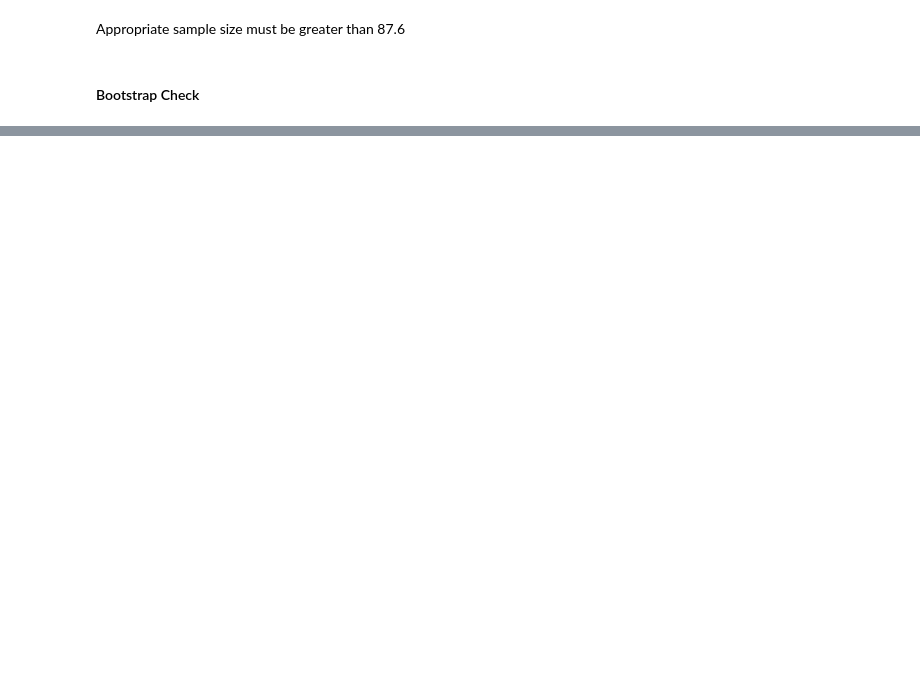
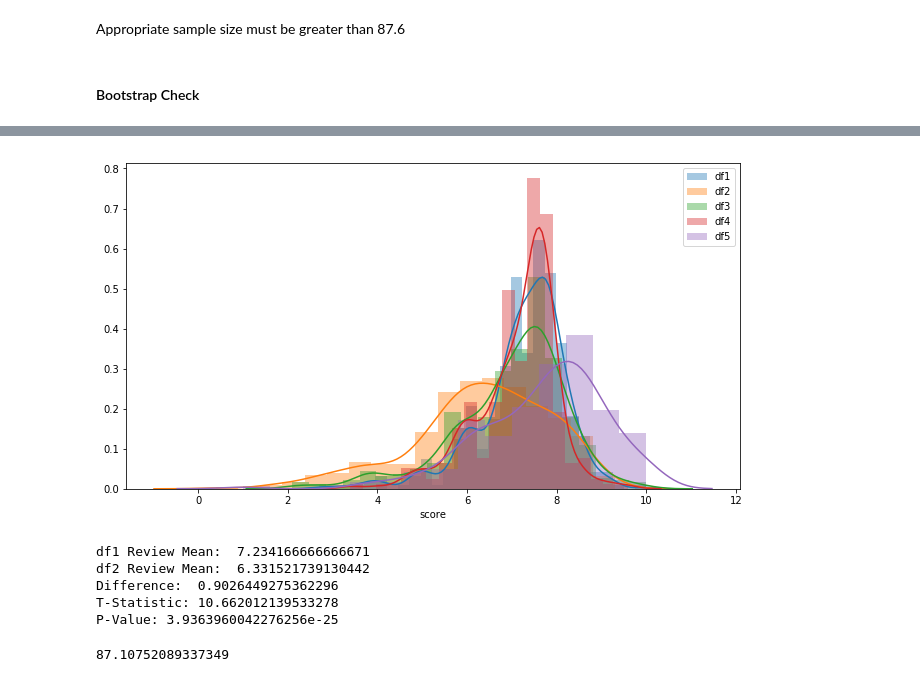
Before and after one commit to jnawjux/pitchfork_review_testing, a Jupyter notebook: Music_Index.ipynb, the cells around one changed output, grey strips where cells are left out. Drawn from its saved outputs; the diff is of its cells as text; code cells hidden in the pictures; blank space fills up the shorter version.

```diff
--- a/Music_Index.ipynb
+++ b/Music_Index.ipynb
@@ -319,0 +435,4 @@ In our further bootstrap test, sampling our data, we did not find significant va
+# %%
+#rg2 = review & genres v2
+rg2_df = authors_hot_df.merge(genres_hot_df, left_on='reviewid', right_on='reviewid')
+rg2_df.head()
@@ -319,0 +447,33 @@ In our further bootstrap test, sampling our data, we did not find significant va
+# %%
+#Each genre for authors with >200 reviews:
+rock_df = rg2_df[(rg2_df['rock'] == 1) & (rg2_df['>200_reviews'] == 1)]
+elec_df = rg2_df[(rg2_df['electronic'] == 1) & (rg2_df['>200_reviews'] == 1)]
+exper_df = rg2_df[(rg2_df['experimental'] == 1) & (rg2_df['>200_reviews'] == 1)]
+rap_df = rg2_df[(rg2_df['rap'] == 1) & (rg2_df['>200_reviews'] == 1)]
+pop_df = rg2_df[(rg2_df['pop/r&b'] == 1) & (rg2_df['>200_reviews'] == 1)]
+metal_df = rg2_df[(rg2_df['metal'] == 1) & (rg2_df['>200_reviews'] == 1)]
+folk_df = rg2_df[(rg2_df['folk/country'] == 1) & (rg2_df['>200_reviews'] == 1)]
+jazz_df = rg2_df[(rg2_df['jazz'] == 1) & (rg2_df['>200_reviews'] == 1)]
+global_df = rg2_df[(rg2_df['global'] == 1) & (rg2_df['>200_reviews'] == 1)]
+# %%
+#Each of the top 5 authors by each of the 9 categories:
+#joe tangari .  ian cohen .  stephen m. deusner .  brian howe .  mark richardson .
+rock_df_joe = rock_df[(rock_df['author'] == 'joe tangari')]
+rock_df_ian = rock_df[(rock_df['author'] == 'ian cohen')]
+rock_df_stephen = rock_df[(rock_df['author'] == 'stephen m. deusner')]
+rock_df_brian = rock_df[(rock_df['author'] == 'brian howe')]
+rock_df_mark = rock_df[(rock_df['author'] == 'mark richardson')]
+# %%
+def compare_hist(df1, df2=None, df3=None, df4=None, df5=None):
+    plt.figure(figsize=(11,6))
+    sns.distplot(df1['score'], label='df1', hist=True, kde=True)
+    sns.distplot(df2['score'], label='df2', hist=True, kde=True)
+    sns.distplot(df3['score'], label='df3', hist=True, kde=True)
+    sns.distplot(df4['score'], label='df4', hist=True, kde=True)
+    sns.distplot(df5['score'], label='df5', hist=True, kde=True);
+    return plt.legend()
+#True False
+# %%
+compare_hist(rock_df_joe, rock_df_ian, rock_df_stephen, rock_df_brian, rock_df_mark);
+# %% [output]
+[figure, added]
@@ -319,0 +487,8 @@ In our further bootstrap test, sampling our data, we did not find significant va
+# %%
+output(rock_df_joe, rock_df_ian)
+# %% [output]
+df1 Review Mean:  7.234166666666671
+df2 Review Mean:  6.331521739130442
+Difference:  0.9026449275362296
+T-Statistic: 10.662012139533278
+P-Value: 3.9363960042276256e-25
@@ -319,0 +505,4 @@ In our further bootstrap test, sampling our data, we did not find significant va
+# %%
+sample_size(rock_df_joe, rock_df_ian, moe=0.5)
+# %% [output]
+87.10752089337349
```
Also changed, not shown: parts of 52 cells of this notebook.
